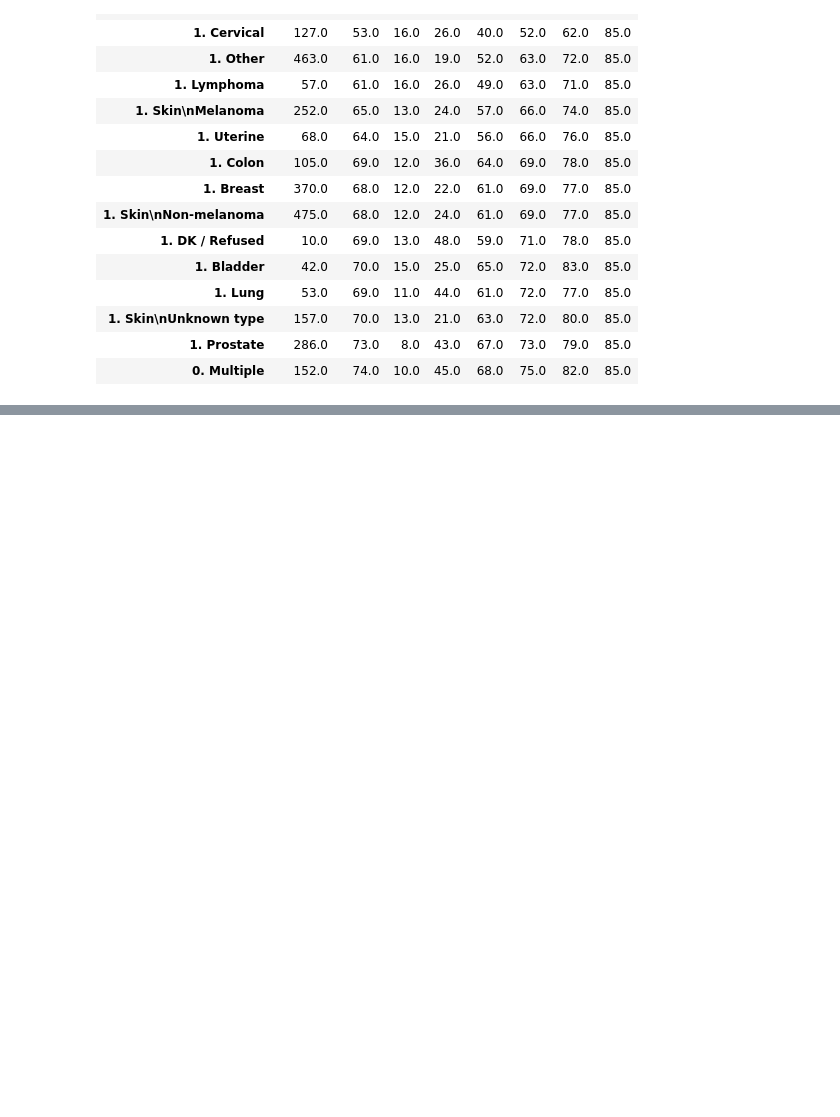
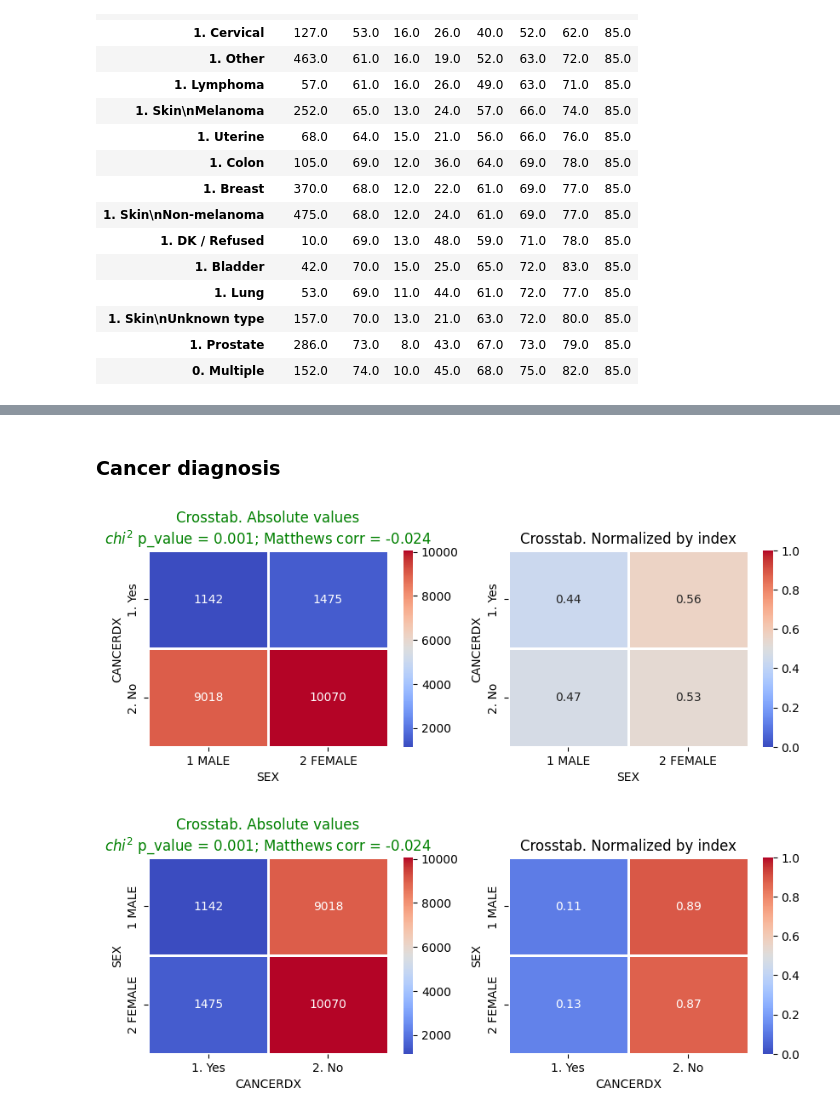
Before and after one commit to trojanskehesten/meps-cancer-analysis, a Jupyter notebook: MEPS Cancer analysis 2019.ipynb, the cells around one changed output, grey strips where cells are left out. Drawn from its saved outputs; the diff is of its cells as text; code cells hidden in the pictures; blank space fills up the shorter version.

```diff
--- a/MEPS Cancer analysis 2019.ipynb
+++ b/MEPS Cancer analysis 2019.ipynb
@@ -538,0 +533,8 @@ These patterns reflect the biological and epidemiological characteristics of eac
+# %% [markdown]
+### Cancer diagnosis
+# %%
+tf.crosstab(df, cancer_feat, sex_feat)
+tf.crosstab(df, sex_feat, cancer_feat)
+# %% [output]
+[figure, added]
+[figure, added]
```
Also changed, not shown: parts of 44 cells of this notebook.
